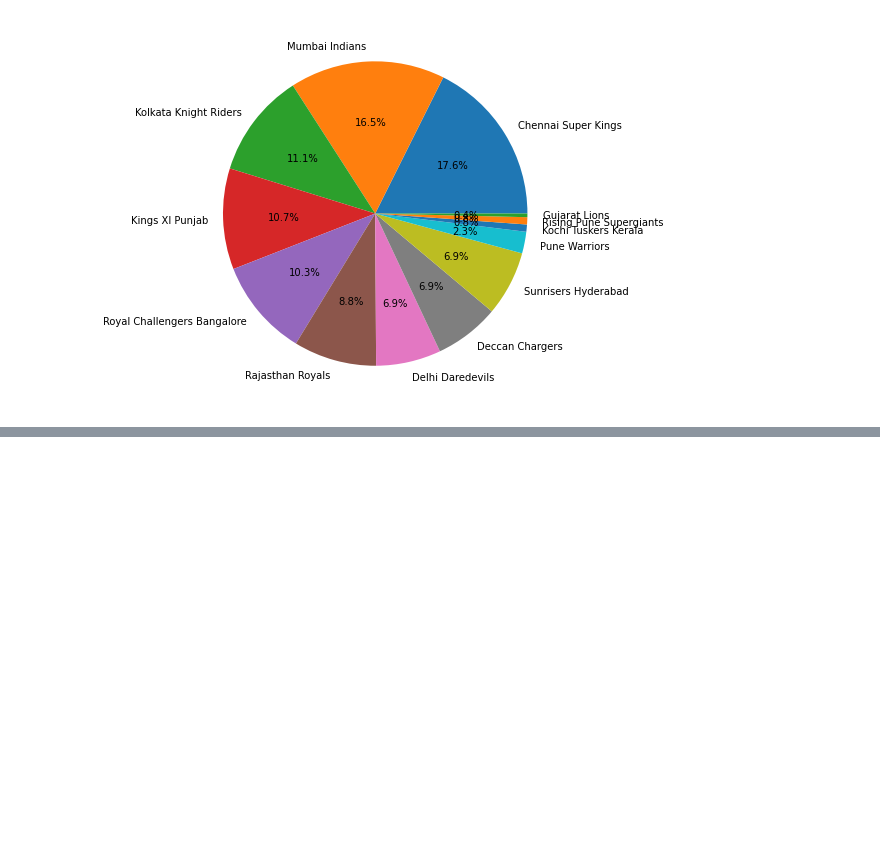
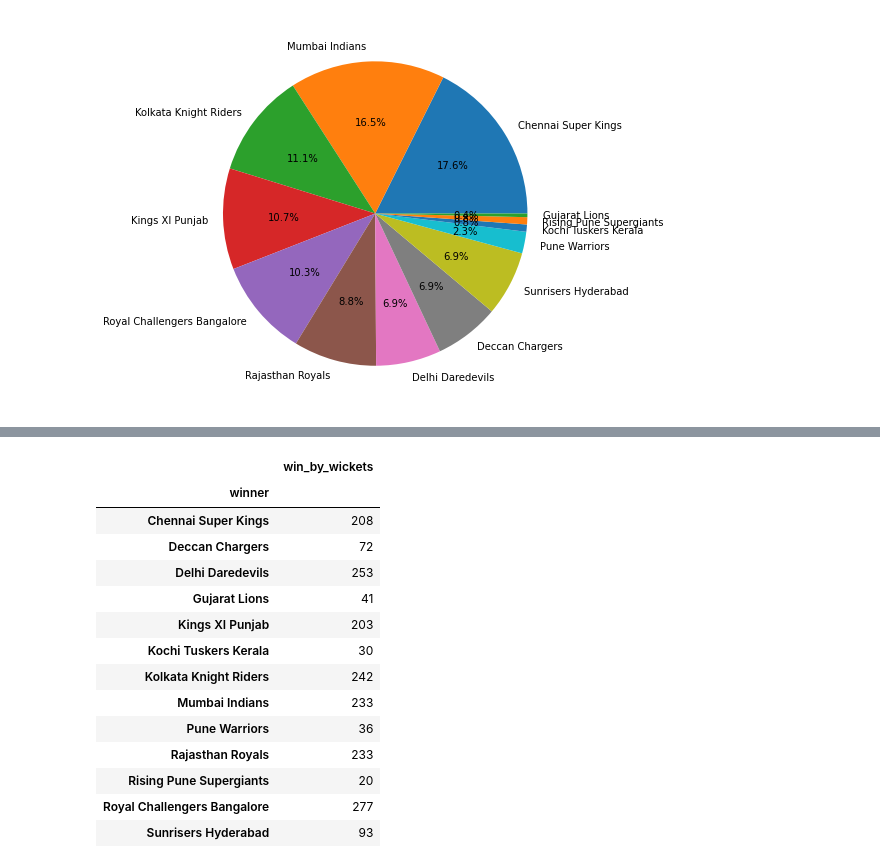
Before and after one commit to Newtanmukh/Python-projects, a Jupyter notebook: IPL Data Analysis/IPL Data Analysis.ipynb, the cells around one changed output, grey strips where cells are left out. Cells and saved outputs as stored; diff of their text form; code cells hidden in the pictures; blank space fills up the shorter version.

```diff
--- a/IPL Data Analysis/IPL Data Analysis.ipynb
+++ b/IPL Data Analysis/IPL Data Analysis.ipynb
@@ -167,0 +185,18 @@ plt.show()
+# %%
+batting_second.groupby('winner').sum().iloc[:,[4]]
+# %% [output]
+|  | win_by_wickets |
+| winner |  |
+| Chennai Super Kings | 208 |
+| Deccan Chargers | 72 |
+| Delhi Daredevils | 253 |
+| Gujarat Lions | 41 |
+| Kings XI Punjab | 203 |
+| Kochi Tuskers Kerala | 30 |
+| Kolkata Knight Riders | 242 |
+| Mumbai Indians | 233 |
+| Pune Warriors | 36 |
+| Rajasthan Royals | 233 |
+| Rising Pune Supergiants | 20 |
+| Royal Challengers Bangalore | 277 |
+| Sunrisers Hyderabad | 93 |
```
Also changed, not shown: parts of 20 cells of this notebook.
